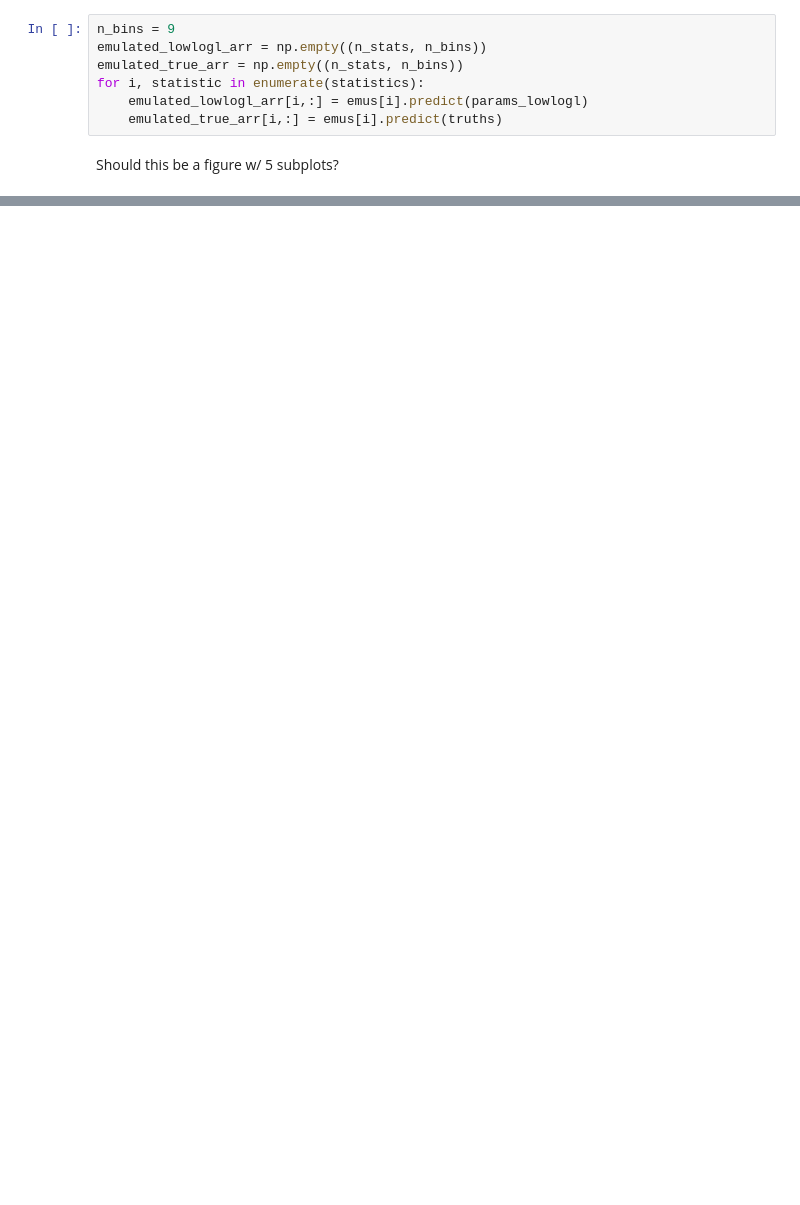
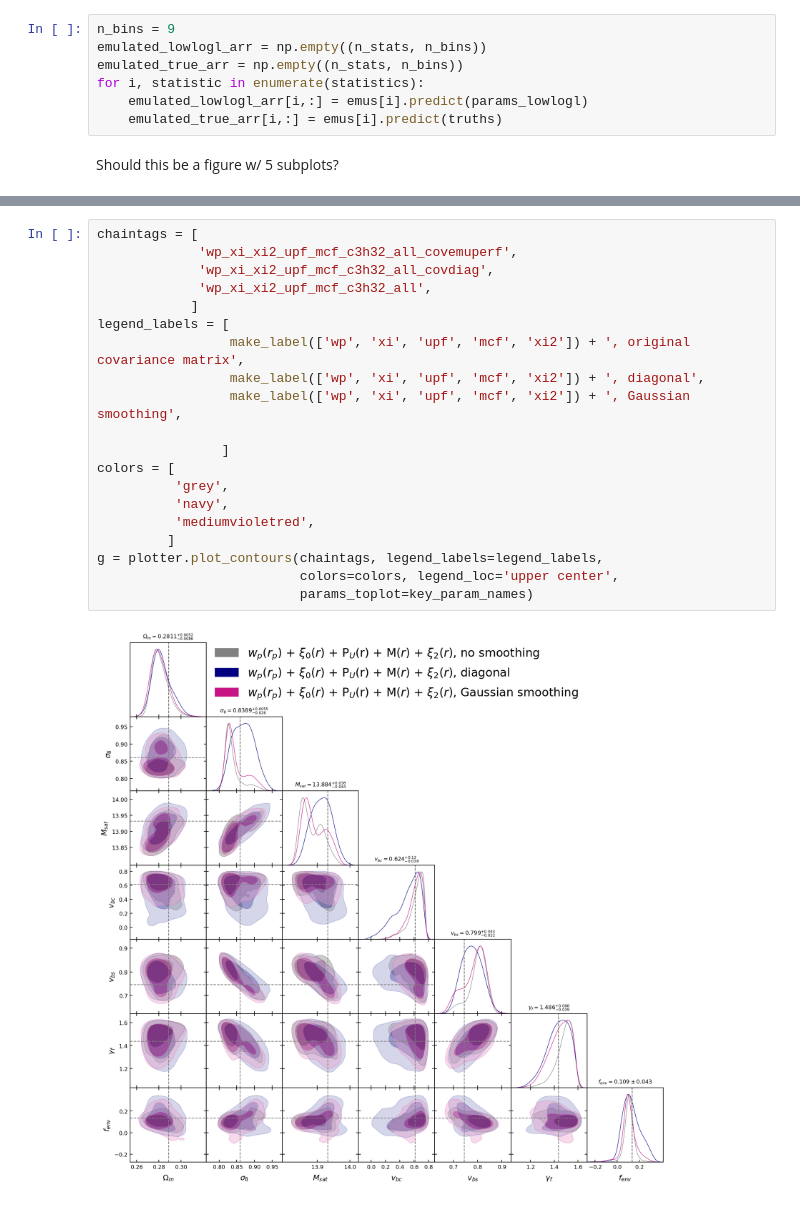
Before and after one commit to kstoreyf/aemulator, a Jupyter notebook: notebooks/2021-10-04_paper_figures.ipynb, the cells around one changed output, grey strips where cells are left out. Cells and saved outputs as stored; diff of their text form; blank space fills up the shorter version.

```diff
--- a/notebooks/2021-10-04_paper_figures.ipynb
+++ b/notebooks/2021-10-04_paper_figures.ipynb
@@ -194,0 +186,22 @@ g = plotter.plot_contours(chaintags, legend_labels=legend_labels,
+# %%
+chaintags = [
+             'wp_xi_xi2_upf_mcf_c3h32_all_covemuperf',
+             'wp_xi_xi2_upf_mcf_c3h32_all_covdiag',
+             'wp_xi_xi2_upf_mcf_c3h32_all',
+            ]
+legend_labels = [
+                 make_label(['wp', 'xi', 'upf', 'mcf', 'xi2']) + ', original covariance matrix',
+                 make_label(['wp', 'xi', 'upf', 'mcf', 'xi2']) + ', diagonal',
+                 make_label(['wp', 'xi', 'upf', 'mcf', 'xi2']) + ', Gaussian smoothing',
+
+                ]
+colors = [
+          'grey',
+          'navy',
+          'mediumvioletred',
+         ]
+g = plotter.plot_contours(chaintags, legend_labels=legend_labels,
+                          colors=colors, legend_loc='upper center',
+                          params_toplot=key_param_names)
+# %% [output]
+[figure, added]
```
Also changed, not shown: parts of 10 cells of this notebook, 2 other files.
